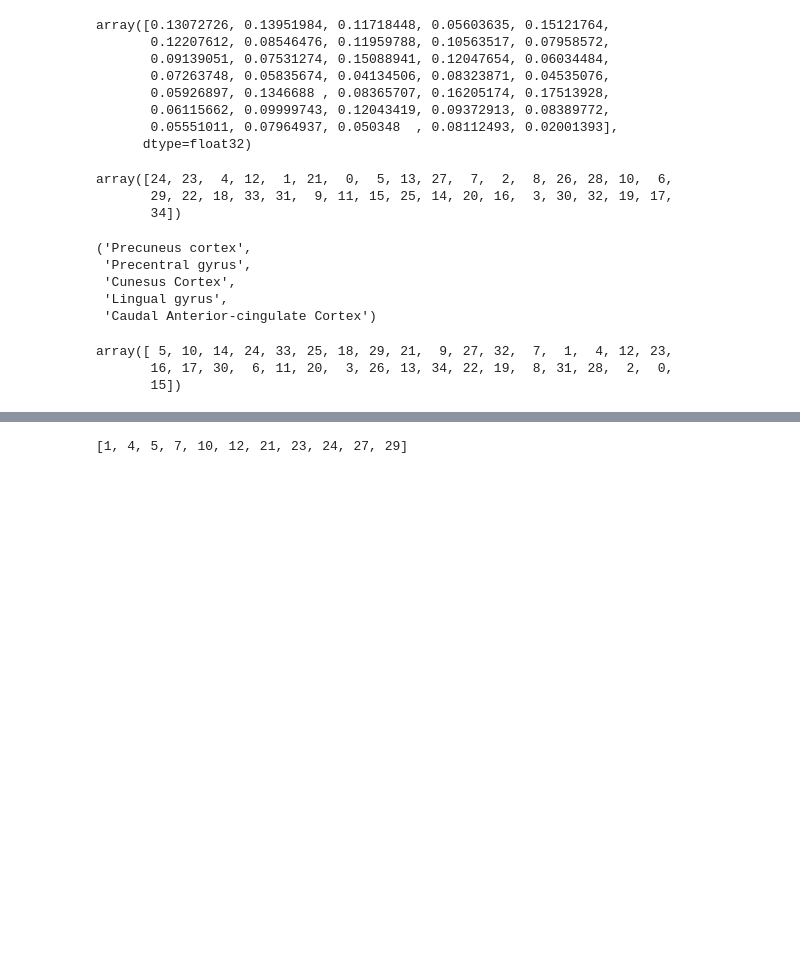
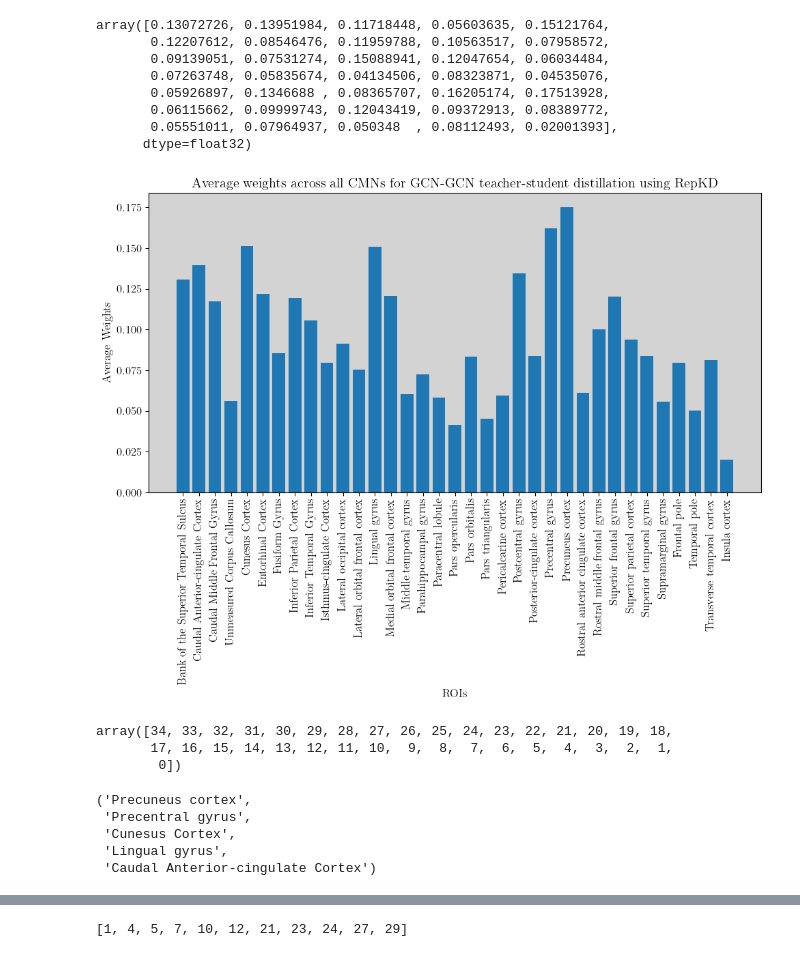
Before and after one commit to LorenzoStigliano/thesis-imperial, a Jupyter notebook: src/notebooks/study_Evaluation_clinical_interpretation.ipynb, the cells around one changed output, grey strips where cells are left out. Saved outputs shown, nothing was run; the diff lists cells and outputs as text; code cells hidden in the pictures; blank space fills up the shorter version.

```diff
--- a/src/notebooks/study_Evaluation_clinical_interpretation.ipynb
+++ b/src/notebooks/study_Evaluation_clinical_interpretation.ipynb
@@ -13,13 +13,12 @@ from utils.analysis import *
 from utils.getters import *
 from utils.plotters import *
 from models_config.model_config_GSP import *
-from models_config.model_config_GSP_emb import *
 import matplotlib.pyplot as plt
 
 plt.rcParams['text.latex.preamble']=[r"\usepackage{lmodern}"]
 params = {
     'text.usetex' : True,
-    'font.size' : 11,
+    'font.size' : 12,
     'font.family' : 'lmodern'
 }
 plt.rcParams.update(params)
@@ -532,9 +117,28 @@ array([0.13072726, 0.13951984, 0.11718448, 0.05603635, 0.15121764,
        0.06115662, 0.09999743, 0.12043419, 0.09372913, 0.08389772,
        0.05551011, 0.07964937, 0.050348  , 0.08112493, 0.02001393],
       dtype=float32)
+# %%
+import numpy as np
+import matplotlib.pyplot as plt
+
+data = x
+x = np.arange(len(labels))
+
+plt.figure(figsize=(10, 8))
+plt.bar(x, data, align='center')
+plt.xticks(x, labels, rotation=90)
+plt.gca().set_facecolor('lightgrey')
+plt.xlabel('ROIs')
+plt.ylabel('Average Weights')
+plt.title('Average weights across all CMNs for GCN-GCN teacher-student distillation using RepKD')
+plt.tight_layout()
+plt.savefig('Average weights across all CMNs fro GCN-GCN teacher-student distillation using RepKD.pdf', format='pdf')
+plt.show()
+# %% [output]
+[figure, added]
 # %%
 np.argsort(-x)
 # %% [output]
-array([24, 23,  4, 12,  1, 21,  0,  5, 13, 27,  7,  2,  8, 26, 28, 10,  6,
-       29, 22, 18, 33, 31,  9, 11, 15, 25, 14, 20, 16,  3, 30, 32, 19, 17,
-       34])
+array([34, 33, 32, 31, 30, 29, 28, 27, 26, 25, 24, 23, 22, 21, 20, 19, 18,
+       17, 16, 15, 14, 13, 12, 11, 10,  9,  8,  7,  6,  5,  4,  3,  2,  1,
+        0])
@@ -619,8 +185,3 @@ for run in range(10):
 # %%
 x = [np.abs(np.mean(dis[0][0][1],axis=0)), np.abs(np.mean(dis[0][1][3],axis=0)), np.abs(np.mean(dis[0][2][1],axis=0)), np.abs(np.mean(dis[0][3][3],axis=0))]
 x = np.mean(x, axis=0)
-np.argsort(-x)
-# %% [output]
-array([ 5, 10, 14, 24, 33, 25, 18, 29, 21,  9, 27, 32,  7,  1,  4, 12, 23,
-       16, 17, 30,  6, 11, 20,  3, 26, 13, 34, 22, 19,  8, 31, 28,  2,  0,
-       15])
```
Also changed, not shown: parts of 21 cells of this notebook, 4 other files.
